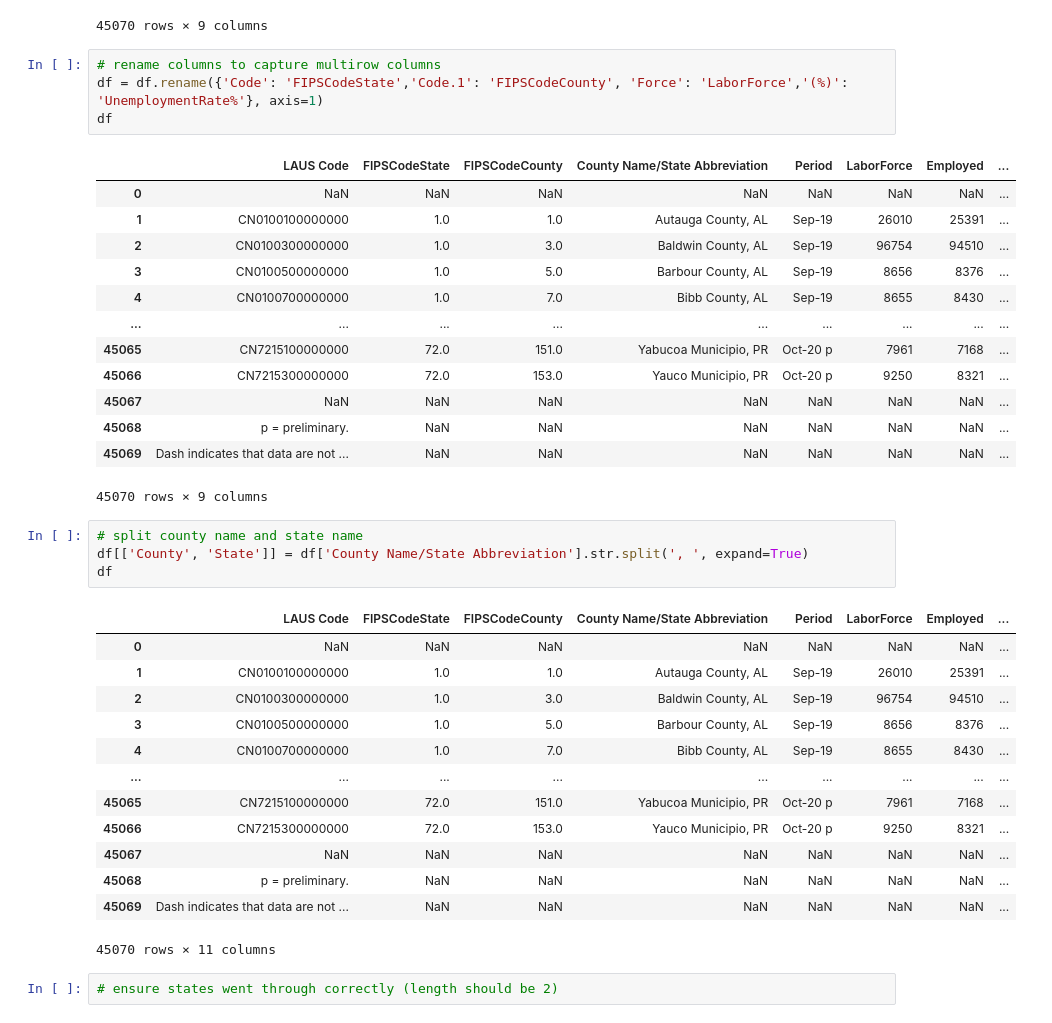
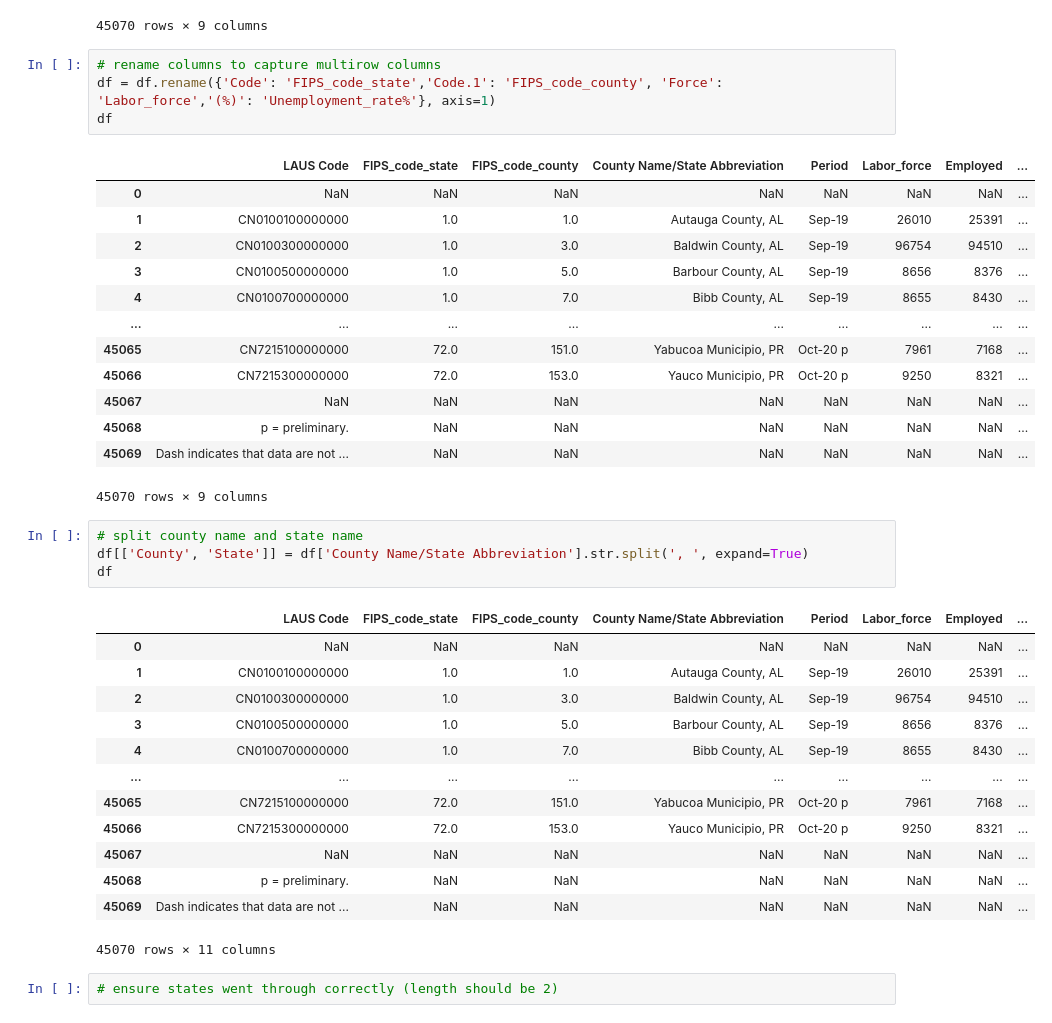
Before and after one commit to jhiatt/county_data, a Jupyter notebook: bls_labor_force.ipynb, the cells around one changed output. Saved outputs shown, nothing was run; the diff lists cells and outputs as text.

```diff
--- a/bls_labor_force.ipynb
+++ b/bls_labor_force.ipynb
@@ -20,10 +20,10 @@ df
 45070 rows × 9 columns
 # %%
 # rename columns to capture multirow columns
-df = df.rename({'Code': 'FIPSCodeState','Code.1': 'FIPSCodeCounty', 'Force': 'LaborForce','(%)': 'UnemploymentRate%'}, axis=1)
+df = df.rename({'Code': 'FIPS_code_state','Code.1': 'FIPS_code_county', 'Force': 'Labor_force','(%)': 'Unemployment_rate%'}, axis=1)
 df
 # %% [output]
-|  | LAUS Code | FIPSCodeState | FIPSCodeCounty | County Name/State Abbreviation | Period | LaborForce | Employed | ... |
+|  | LAUS Code | FIPS_code_state | FIPS_code_county | County Name/State Abbreviation | Period | Labor_force | Employed | ... |
 | 0 | NaN | NaN | NaN | NaN | NaN | NaN | NaN | ... |
 | 1 | CN0100100000000 | 1.0 | 1.0 | Autauga County, AL | Sep-19 | 26010 | 25391 | ... |
 | 2 | CN0100300000000 | 1.0 | 3.0 | Baldwin County, AL | Sep-19 | 96754 | 94510 | ... |
@@ -41,7 +41,7 @@ df
 df[['County', 'State']] = df['County Name/State Abbreviation'].str.split(', ', expand=True)
 df
 # %% [output]
-|  | LAUS Code | FIPSCodeState | FIPSCodeCounty | County Name/State Abbreviation | Period | LaborForce | Employed | ... |
+|  | LAUS Code | FIPS_code_state | FIPS_code_county | County Name/State Abbreviation | Period | Labor_force | Employed | ... |
 | 0 | NaN | NaN | NaN | NaN | NaN | NaN | NaN | ... |
 | 1 | CN0100100000000 | 1.0 | 1.0 | Autauga County, AL | Sep-19 | 26010 | 25391 | ... |
 | 2 | CN0100300000000 | 1.0 | 3.0 | Baldwin County, AL | Sep-19 | 96754 | 94510 | ... |
```
Also changed, not shown: parts of 5 cells of this notebook.
